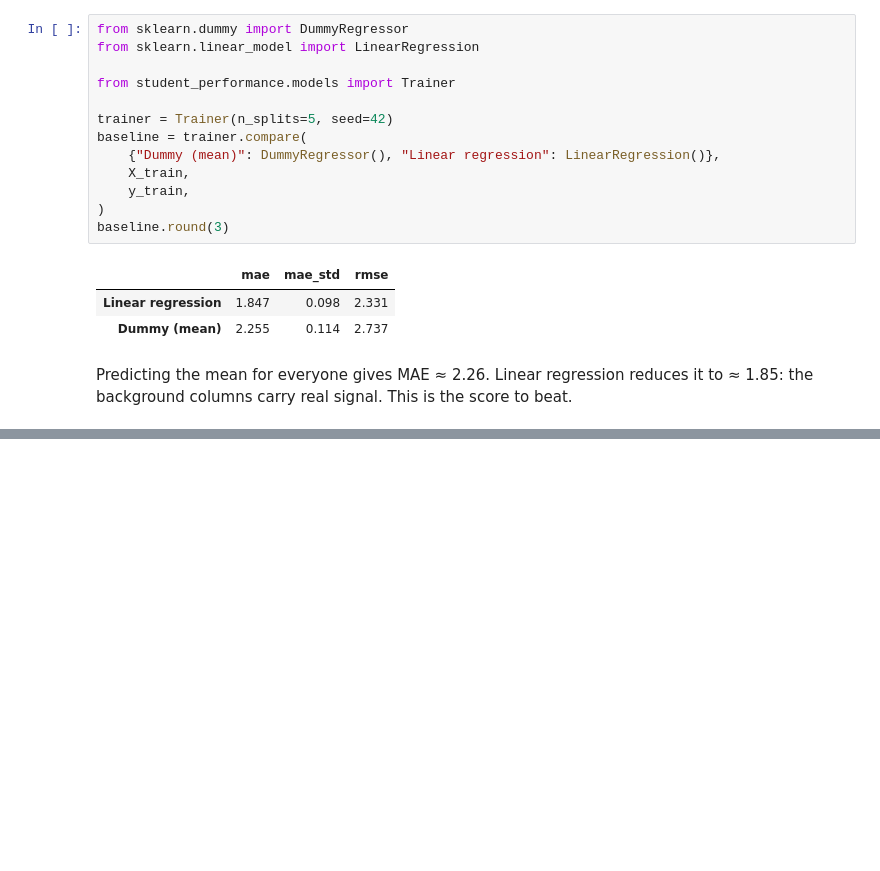
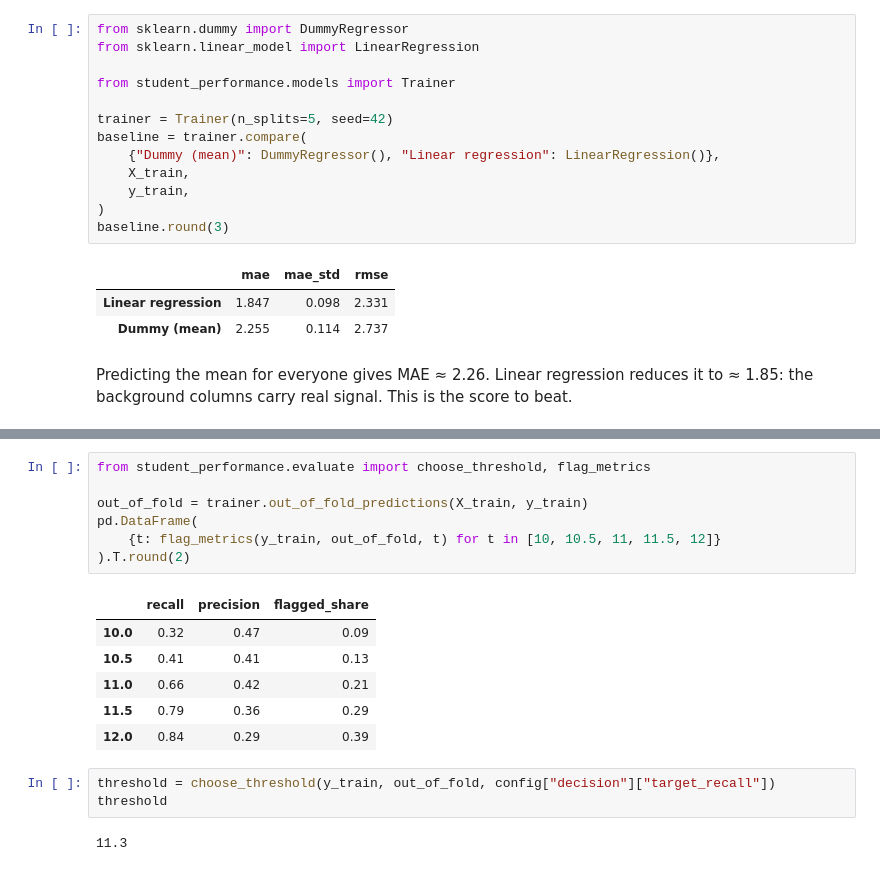
Before and after one commit to sureyeahman/student-performance, a Jupyter notebook: notebooks/analysis.ipynb, the cells around one changed output, grey strips where cells are left out. Saved outputs shown, nothing was run; the diff lists cells and outputs as text; blank space fills up the shorter version.

```diff
--- a/notebooks/analysis.ipynb
+++ b/notebooks/analysis.ipynb
@@ -187,0 +216,19 @@ Predicting the mean for everyone gives MAE ≈ 2.26. Linear regression reduces i
+# %%
+from student_performance.evaluate import choose_threshold, flag_metrics
+
+out_of_fold = trainer.out_of_fold_predictions(X_train, y_train)
+pd.DataFrame(
+    {t: flag_metrics(y_train, out_of_fold, t) for t in [10, 10.5, 11, 11.5, 12]}
+).T.round(2)
+# %% [output]
+|  | recall | precision | flagged_share |
+| 10.0 | 0.32 | 0.47 | 0.09 |
+| 10.5 | 0.41 | 0.41 | 0.13 |
+| 11.0 | 0.66 | 0.42 | 0.21 |
+| 11.5 | 0.79 | 0.36 | 0.29 |
+| 12.0 | 0.84 | 0.29 | 0.39 |
+# %%
+threshold = choose_threshold(y_train, out_of_fold, config["decision"]["target_recall"])
+threshold
+# %% [output]
+11.3
```
Also changed, not shown: parts of 12 cells of this notebook, 5 other files.
